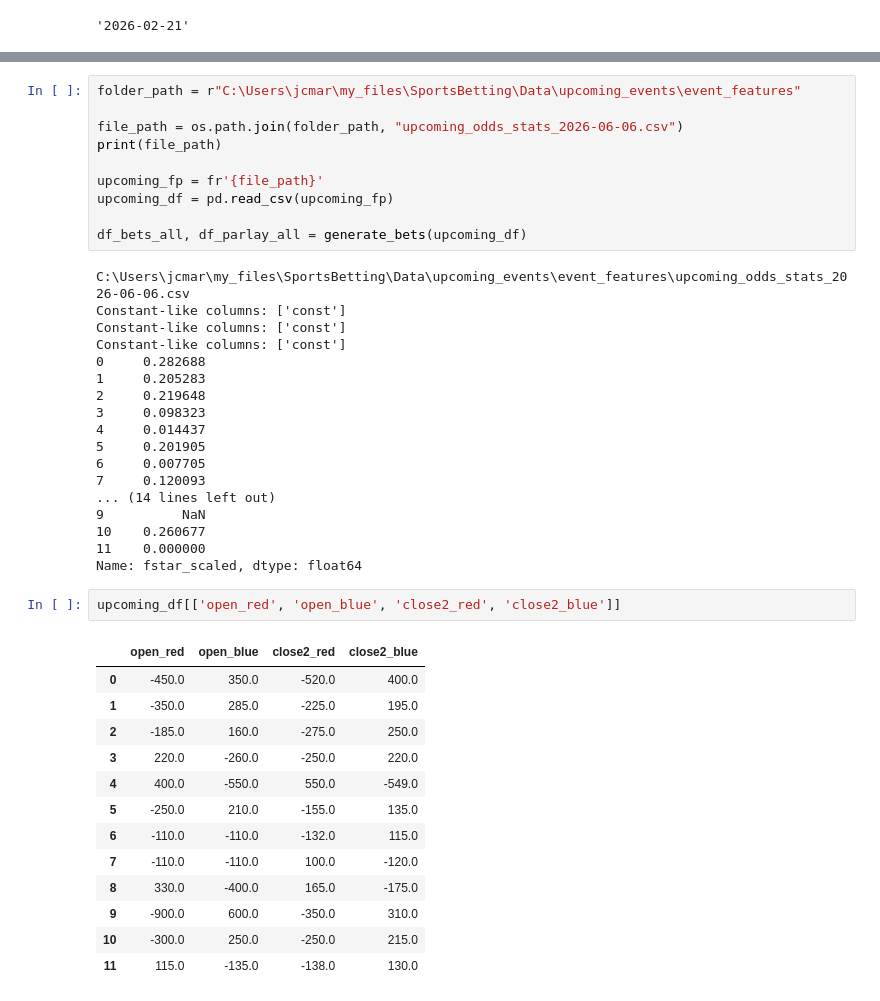
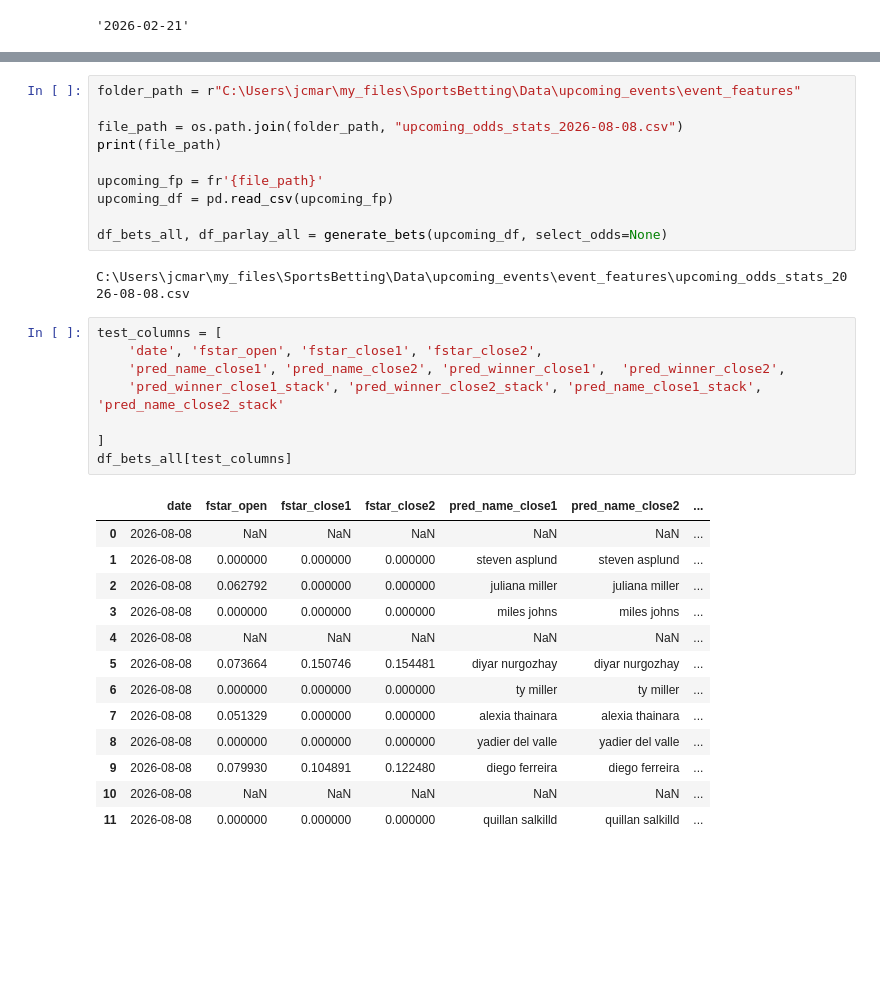
Before and after one commit to jcmarkowicz/sports_betting, a Jupyter notebook: UpcomingPicks/test_nbs/upcoming_picks.ipynb, the cells around one changed output, grey strips where cells are left out. Saved outputs shown, nothing was run; the diff lists cells and outputs as text; blank space fills up the shorter version.

Commit message:
tests

```diff
--- a/UpcomingPicks/test_nbs/upcoming_picks.ipynb
+++ b/UpcomingPicks/test_nbs/upcoming_picks.ipynb
@@ -63,44 +29,34 @@ df_stats_missing.head()
 # %%
 folder_path = r"C:\Users\jcmar\my_files\SportsBetting\Data\upcoming_events\event_features"
 
-file_path = os.path.join(folder_path, "upcoming_odds_stats_2026-06-06.csv")
+file_path = os.path.join(folder_path, "upcoming_odds_stats_2026-08-08.csv")
 print(file_path)
 
 upcoming_fp = fr'{file_path}'
 upcoming_df = pd.read_csv(upcoming_fp)
 
-df_bets_all, df_parlay_all = generate_bets(upcoming_df)
+df_bets_all, df_parlay_all = generate_bets(upcoming_df, select_odds=None)
 # %% [output]
-C:\Users\jcmar\my_files\SportsBetting\Data\upcoming_events\event_features\upcoming_odds_stats_2026-06-06.csv
-Constant-like columns: ['const']
-Constant-like columns: ['const']
-Constant-like columns: ['const']
-0     0.282688
-1     0.205283
-2     0.219648
-3     0.098323
-4     0.014437
-5     0.201905
-6     0.007705
-7     0.120093
-... (14 lines left out)
-9          NaN
-10    0.260677
-11    0.000000
-Name: fstar_scaled, dtype: float64
+C:\Users\jcmar\my_files\SportsBetting\Data\upcoming_events\event_features\upcoming_odds_stats_2026-08-08.csv
-# %%
-upcoming_df[['open_red', 'open_blue', 'close2_red', 'close2_blue']]
-# %% [output]
-|  | open_red | open_blue | close2_red | close2_blue |
-| 0 | -450.0 | 350.0 | -520.0 | 400.0 |
-| 1 | -350.0 | 285.0 | -225.0 | 195.0 |
-| 2 | -185.0 | 160.0 | -275.0 | 250.0 |
-| 3 | 220.0 | -260.0 | -250.0 | 220.0 |
-| 4 | 400.0 | -550.0 | 550.0 | -549.0 |
-| 5 | -250.0 | 210.0 | -155.0 | 135.0 |
-| 6 | -110.0 | -110.0 | -132.0 | 115.0 |
-| 7 | -110.0 | -110.0 | 100.0 | -120.0 |
-| 8 | 330.0 | -400.0 | 165.0 | -175.0 |
-| 9 | -900.0 | 600.0 | -350.0 | 310.0 |
-| 10 | -300.0 | 250.0 | -250.0 | 215.0 |
-| 11 | 115.0 | -135.0 | -138.0 | 130.0 |
+# %%
+test_columns = [
+    'date', 'fstar_open', 'fstar_close1', 'fstar_close2',
+    'pred_name_close1', 'pred_name_close2', 'pred_winner_close1',  'pred_winner_close2',
+    'pred_winner_close1_stack', 'pred_winner_close2_stack', 'pred_name_close1_stack', 'pred_name_close2_stack'
+
+]
+df_bets_all[test_columns]
+# %% [output]
+|  | date | fstar_open | fstar_close1 | fstar_close2 | pred_name_close1 | pred_name_close2 | ... |
+| 0 | 2026-08-08 | NaN | NaN | NaN | NaN | NaN | ... |
+| 1 | 2026-08-08 | 0.000000 | 0.000000 | 0.000000 | steven asplund | steven asplund | ... |
+| 2 | 2026-08-08 | 0.062792 | 0.000000 | 0.000000 | juliana miller | juliana miller | ... |
+| 3 | 2026-08-08 | 0.000000 | 0.000000 | 0.000000 | miles johns | miles johns | ... |
+| 4 | 2026-08-08 | NaN | NaN | NaN | NaN | NaN | ... |
+| 5 | 2026-08-08 | 0.073664 | 0.150746 | 0.154481 | diyar nurgozhay | diyar nurgozhay | ... |
+| 6 | 2026-08-08 | 0.000000 | 0.000000 | 0.000000 | ty miller | ty miller | ... |
+| 7 | 2026-08-08 | 0.051329 | 0.000000 | 0.000000 | alexia thainara | alexia thainara | ... |
+| 8 | 2026-08-08 | 0.000000 | 0.000000 | 0.000000 | yadier del valle | yadier del valle | ... |
+| 9 | 2026-08-08 | 0.079930 | 0.104891 | 0.122480 | diego ferreira | diego ferreira | ... |
+| 10 | 2026-08-08 | NaN | NaN | NaN | NaN | NaN | ... |
+| 11 | 2026-08-08 | 0.000000 | 0.000000 | 0.000000 | quillan salkilld | quillan salkilld | ... |
```
Also changed, not shown: parts of 6 cells of this notebook, 4 other files.
